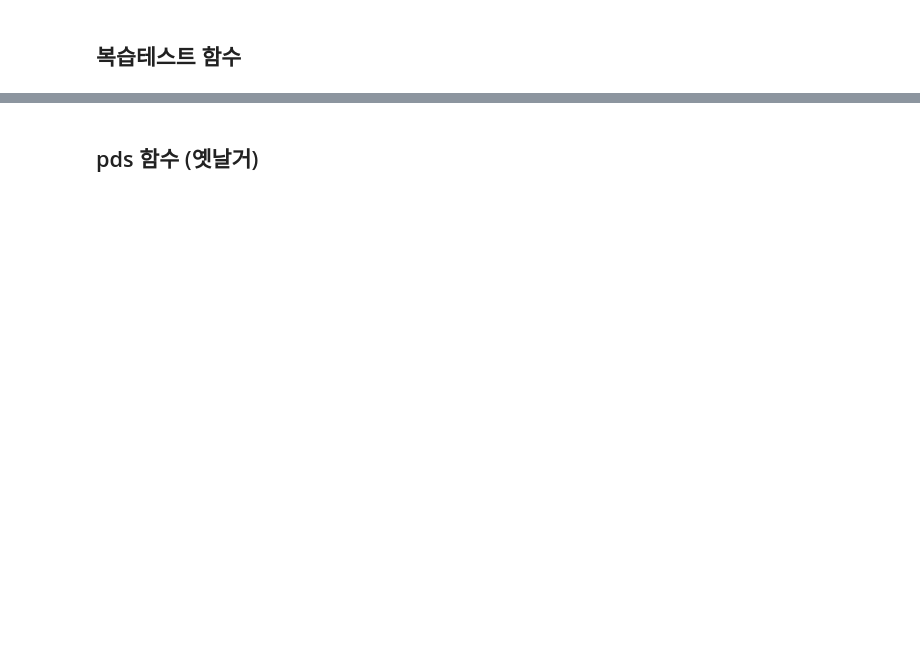
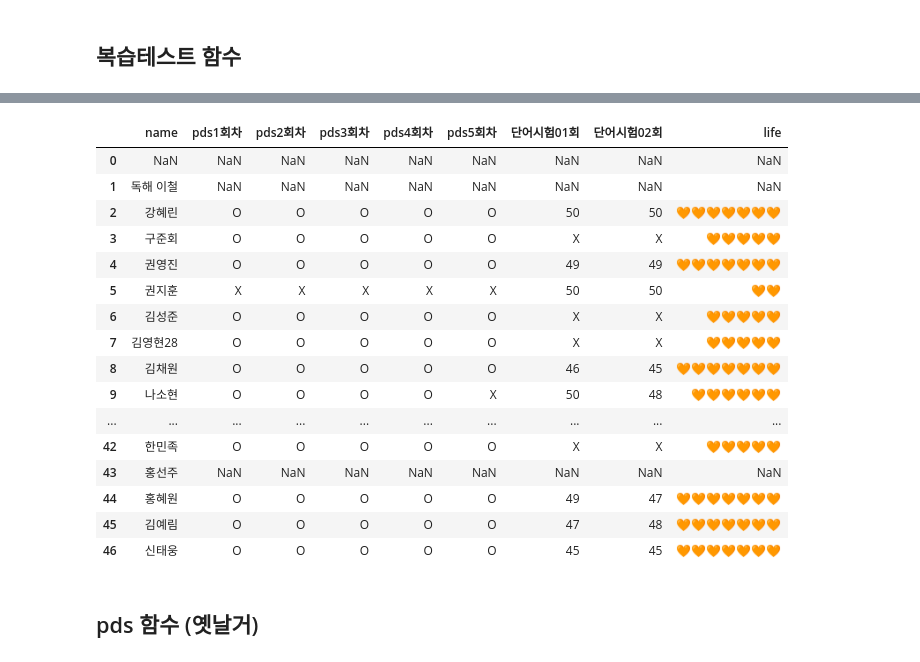
Before and after one commit to hmii/students_homework_checker, a Jupyter notebook: all_band.ipynb, the cells around one changed output, grey strips where cells are left out. Saved outputs shown, nothing was run; the diff lists cells and outputs as text; code cells hidden in the pictures; blank space fills up the shorter version.

```diff
--- a/all_band.ipynb
+++ b/all_band.ipynb
@@ -321,0 +584,3 @@ Name: name, dtype: object
+# %%
+
+df = pd.read_excel('1주차_comment.xlsx', sheet_name=None)
@@ -321,0 +609,5 @@ Name: name, dtype: object
+# %%
+member_dict['PA3A'].name = 'name'
+df_name = member_dict['PA3A'].to_frame()
+df_name = df_name.iloc[2:,]
+df_name.sort_values(by=['name'])
@@ -322,3 +632,23 @@ Name: name, dtype: object
+# %%
+pd.merge(df_name, df['PA3A'], how='outer', on='name')
+# %% [output]
+|  | name | pds1회차 | pds2회차 | pds3회차 | pds4회차 | pds5회차 | 단어시험01회 | 단어시험02회 | life |
+| 0 | NaN | NaN | NaN | NaN | NaN | NaN | NaN | NaN | NaN |
+| 1 | 독해 이철 | NaN | NaN | NaN | NaN | NaN | NaN | NaN | NaN |
+| 2 | 강혜린 | O | O | O | O | O | 50 | 50 | 🧡🧡🧡🧡🧡🧡🧡 |
+| 3 | 구준회 | O | O | O | O | O | X | X | 🧡🧡🧡🧡🧡 |
+| 4 | 권영진 | O | O | O | O | O | 49 | 49 | 🧡🧡🧡🧡🧡🧡🧡 |
+| 5 | 권지훈 | X | X | X | X | X | 50 | 50 | 🧡🧡 |
+| 6 | 김성준 | O | O | O | O | O | X | X | 🧡🧡🧡🧡🧡 |
+| 7 | 김영현28 | O | O | O | O | O | X | X | 🧡🧡🧡🧡🧡 |
+| 8 | 김채원 | O | O | O | O | O | 46 | 45 | 🧡🧡🧡🧡🧡🧡🧡 |
+| 9 | 나소현 | O | O | O | O | X | 50 | 48 | 🧡🧡🧡🧡🧡🧡 |
+| ... | ... | ... | ... | ... | ... | ... | ... | ... | ... |
+| 42 | 한민족 | O | O | O | O | O | X | X | 🧡🧡🧡🧡🧡 |
+| 43 | 홍선주 | NaN | NaN | NaN | NaN | NaN | NaN | NaN | NaN |
+| 44 | 홍혜원 | O | O | O | O | O | 49 | 47 | 🧡🧡🧡🧡🧡🧡🧡 |
+| 45 | 김예림 | O | O | O | O | O | 47 | 48 | 🧡🧡🧡🧡🧡🧡🧡 |
+| 46 | 신태웅 | O | O | O | O | O | 45 | 45 | 🧡🧡🧡🧡🧡🧡🧡 |
 # %% [markdown]
 ## pds 함수 (옛날거)
 # %%
```
Also changed, not shown: parts of 47 cells of this notebook.
